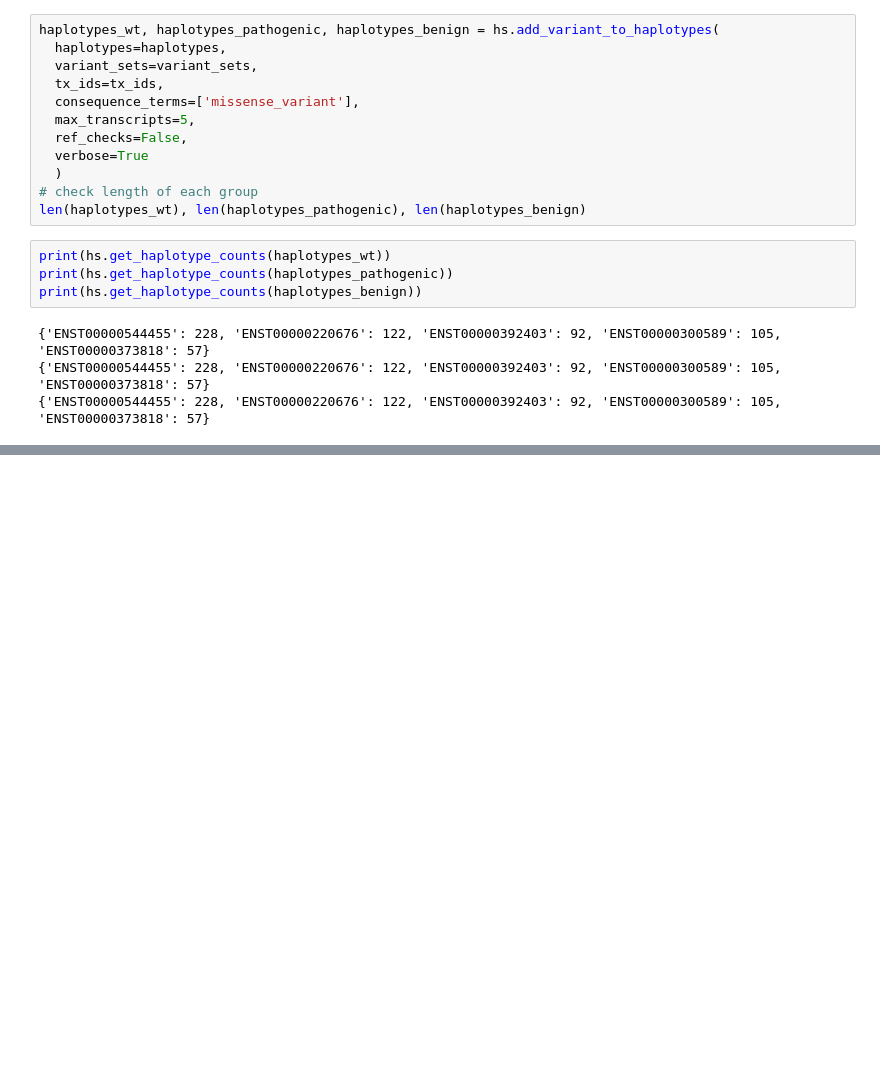
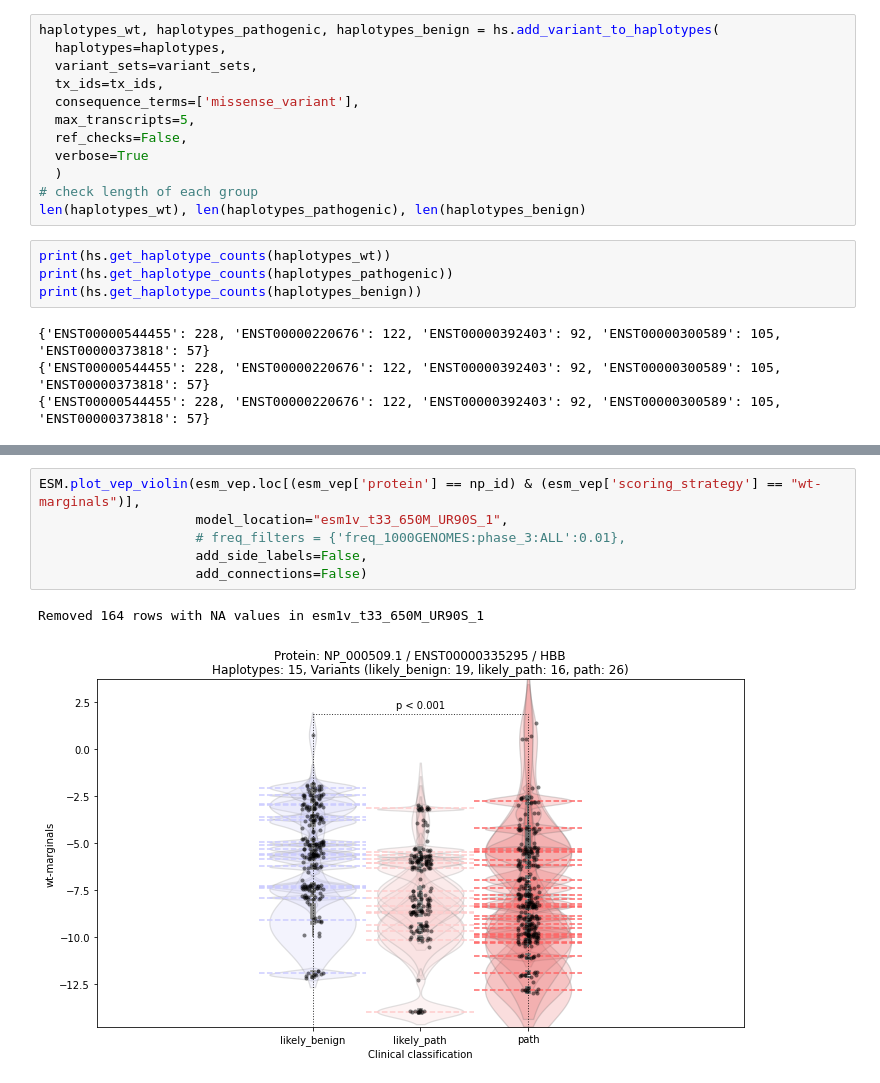
Before and after one commit to bschilder/VEP_protein, a Jupyter notebook: notebooks/haplosaurus.ipynb, the cells around one changed output, grey strips where cells are left out. Drawn from its saved outputs; the diff is of its cells as text; blank space fills up the shorter version.

```diff
--- a/notebooks/haplosaurus.ipynb
+++ b/notebooks/haplosaurus.ipynb
@@ -230 +268,10 @@ Text(0.5, 1.1, 'Protein: NP_000518.1, Haplotypes: 1, Variants: 639')
+# %%
+ESM.plot_vep_violin(esm_vep.loc[(esm_vep['protein'] == np_id) & (esm_vep['scoring_strategy'] == "wt-marginals")],
+                    model_location="esm1v_t33_650M_UR90S_1",
+                    # freq_filters = {'freq_1000GENOMES:phase_3:ALL':0.01},
+                    add_side_labels=False,
+                    add_connections=False)
+# %% [output]
+Removed 164 rows with NA values in esm1v_t33_650M_UR90S_1
+[figure, added]
 # %%
```
Also changed, not shown: parts of 27 cells of this notebook, 6 other files.
